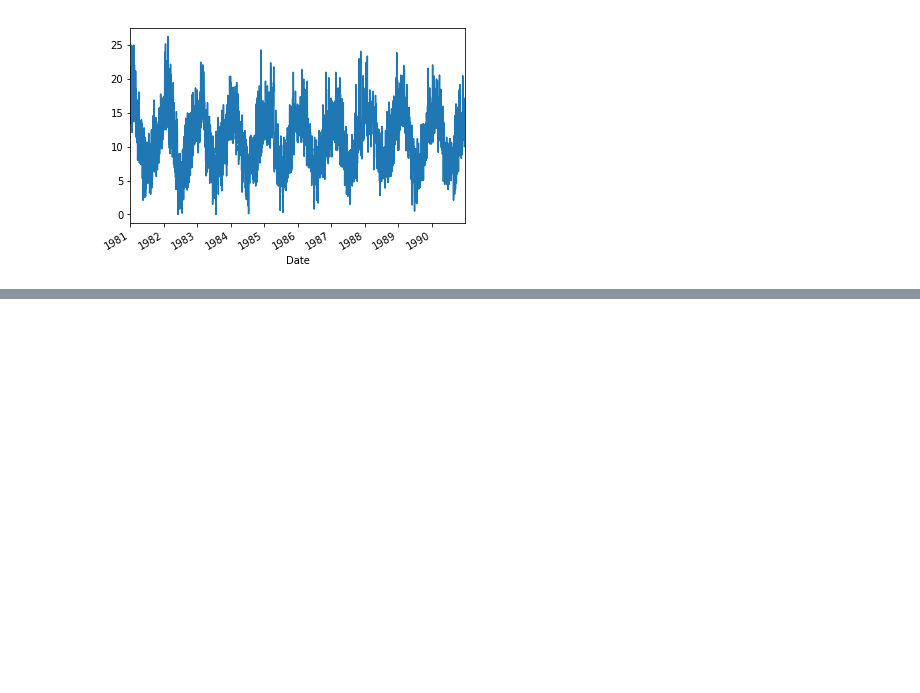
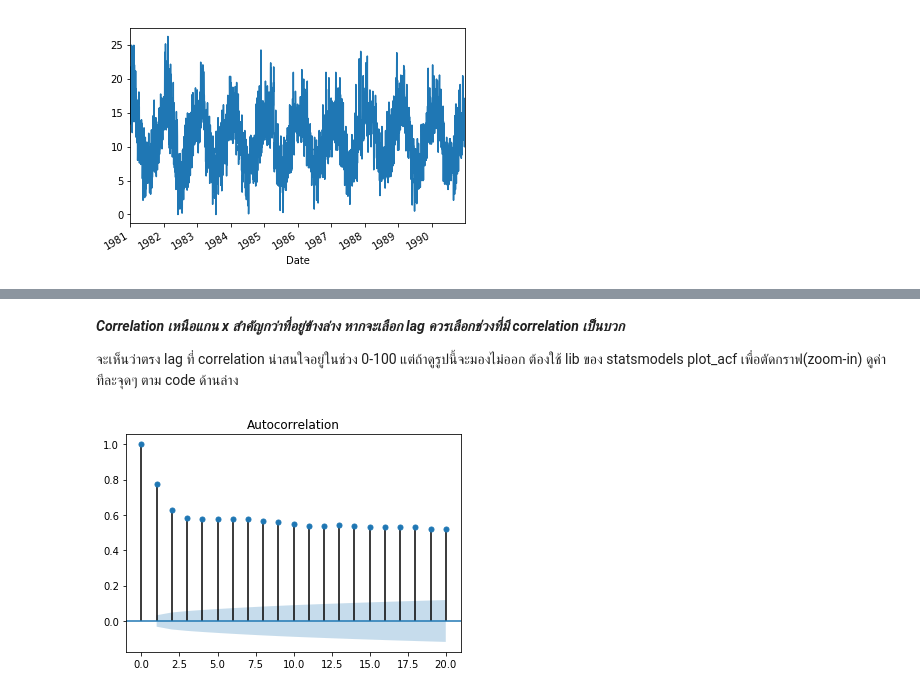
Before and after one commit to Kanbc/ar-model-python, a Jupyter notebook: AR model blueprint.ipynb, the cells around one changed output, grey strips where cells are left out. Saved outputs shown, nothing was run; the diff lists cells and outputs as text; code cells hidden in the pictures; blank space fills up the shorter version.

```diff
--- a/AR model blueprint.ipynb
+++ b/AR model blueprint.ipynb
@@ -88,0 +201,14 @@ Name: Temp, dtype: float64
+# %% [markdown]
+***Correlation เหนือแกน x สำคัญกว่าที่อยู่ข้างล่าง หากจะเลือก lag ควรเลือกช่วงที่มี correlation เป็นบวก***
+
+จะเห็นว่าตรง lag ที่ correlation น่าสนใจอยู่ในช่วง 0-100 แต่ถ้าดูรูปนี้จะมองไม่ออก ต้องใช้ lib ของ statsmodels plot_acf เพื่อตัดกราฟ(zoom-in) ดูค่าทีละจุดๆ  ตาม code ด้านล่าง
+# %%
+from pandas import Series
+from matplotlib import pyplot
+from statsmodels.graphics.tsaplots import plot_acf
+
+series = Series.from_csv('data/daily-minimum-temperatures.csv', header=0)
+plot_acf(series, lags=20) # vary lags for zoom-in or zoom-out
+pyplot.show()
+# %% [output]
+[figure, added]
```
Also changed, not shown: parts of 21 cells of this notebook.
